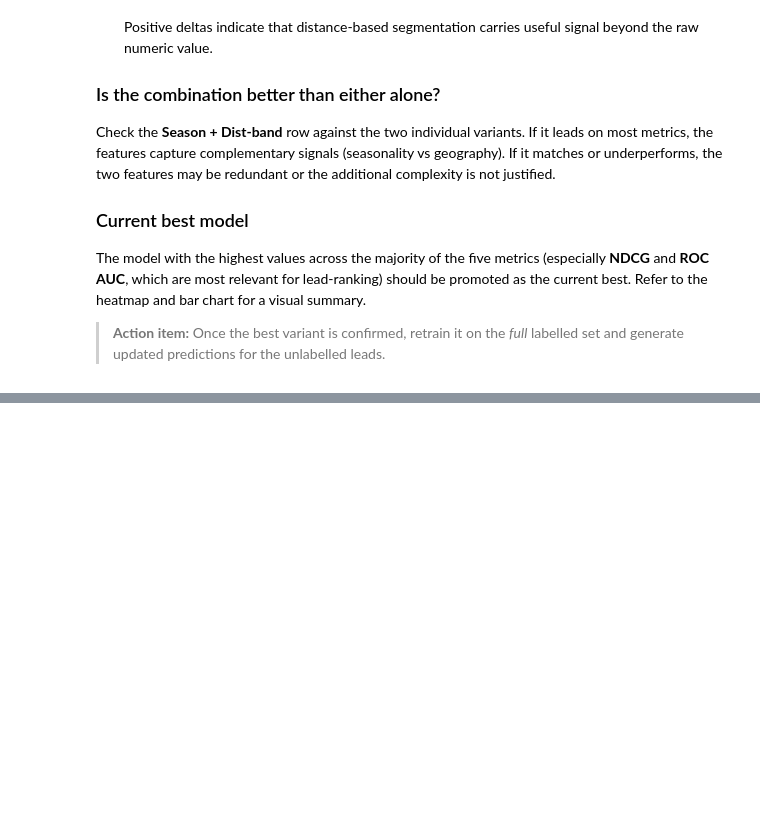
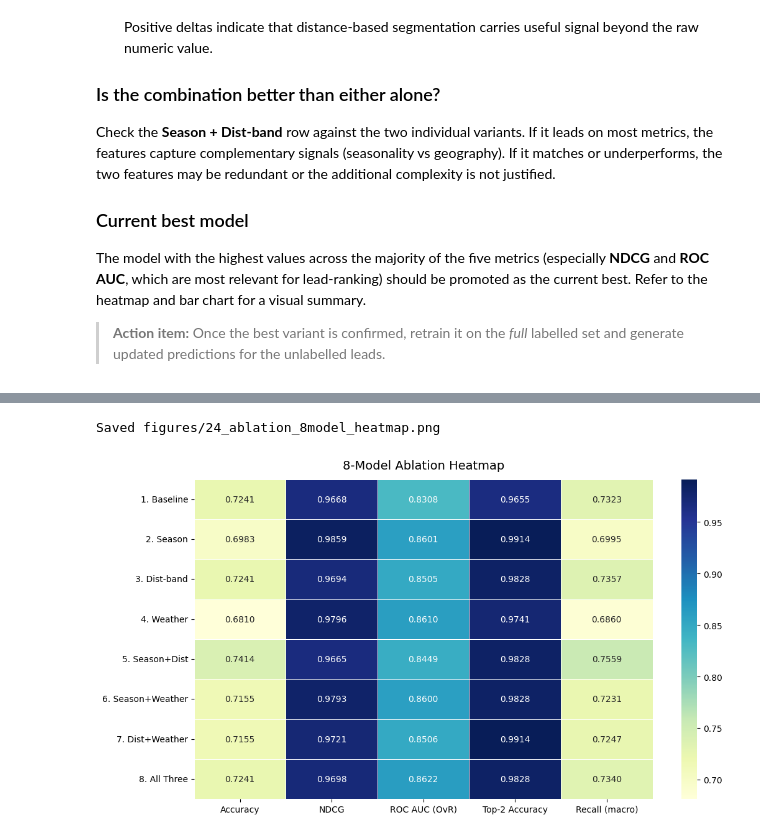
Before and after one commit to ashsanjay2005/astra-tca, a Jupyter notebook: 09_catboost_optimisation.ipynb, the cells around one changed output, grey strips where cells are left out. Drawn from its saved outputs; the diff is of its cells as text; code cells hidden in the pictures; blank space fills up the shorter version.

Commit message:
tested feature engineering with binary weather, and ran abelation tests on all models

```diff
--- a/09_catboost_optimisation.ipynb
+++ b/09_catboost_optimisation.ipynb
@@ -733,0 +939,21 @@ the heatmap and bar chart for a visual summary.
+# %%
+X_train_8 = add_weather_binary(add_distance_band(add_season(X_train), drop_raw=DROP_RAW_DIST_M4))
+X_test_8  = add_weather_binary(add_distance_band(add_season(X_test),  drop_raw=DROP_RAW_DIST_M4))
+
+CAT_FEATURES_8 = _swap_weather_in_cats(CAT_FEATURES_BOTH)
+
+model_8 = CatBoostClassifier(
+    iterations=500, learning_rate=0.05, depth=6,
+    random_seed=RANDOM_STATE, eval_metric='Accuracy', verbose=0,
+)
+model_8.fit(X_train_8, y_train, cat_features=CAT_FEATURES_8,
+            eval_set=(X_test_8, y_test), early_stopping_rounds=50)
+
+all_three_metrics = evaluate_model(
+    'Season + Dist + Weather', model_8, X_test_8, y_test, CAT_FEATURES_8,
+)
+
+print('Model 8 (Season + Dist + Weather) metrics:')
+for k, v in all_three_metrics.items():
+    if k != 'Model':
+        print(f'  {k:20s} {v:.4f}')
@@ -733,0 +1029,23 @@ the heatmap and bar chart for a visual summary.
+# %%
+# ── Heatmap (8 models × 5 metrics) ─────────────────────────
+model_8_labels = [
+    '1. Baseline', '2. Season', '3. Dist-band', '4. Weather',
+    '5. Season+Dist', '6. Season+Weather', '7. Dist+Weather', '8. All Three',
+]
+heat_8 = full_ablation.loc[model_8_labels].astype(float)
+
+fig, ax = plt.subplots(figsize=(11, 6))
+sns.heatmap(
+    heat_8, annot=True, fmt='.4f', cmap='YlGnBu',
+    linewidths=0.5, ax=ax,
+)
+ax.set_title('8-Model Ablation Heatmap', fontsize=14, pad=12)
+ax.set_yticklabels(ax.get_yticklabels(), rotation=0, fontsize=10)
+plt.tight_layout()
+
+fig.savefig('figures/24_ablation_8model_heatmap.png', dpi=150)
+print('Saved figures/24_ablation_8model_heatmap.png')
+plt.show()
+# %% [output]
+Saved figures/24_ablation_8model_heatmap.png
+[figure, added]
```
Also changed, not shown: parts of 19 cells of this notebook, 2 other files.
